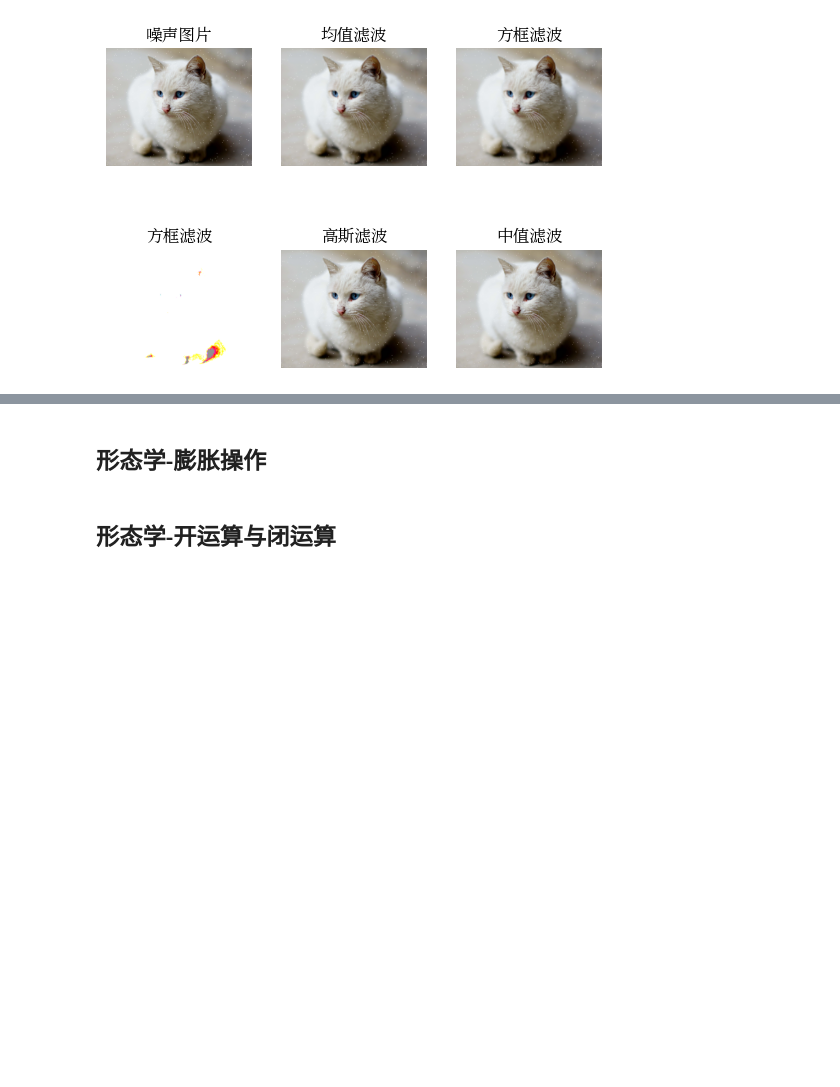
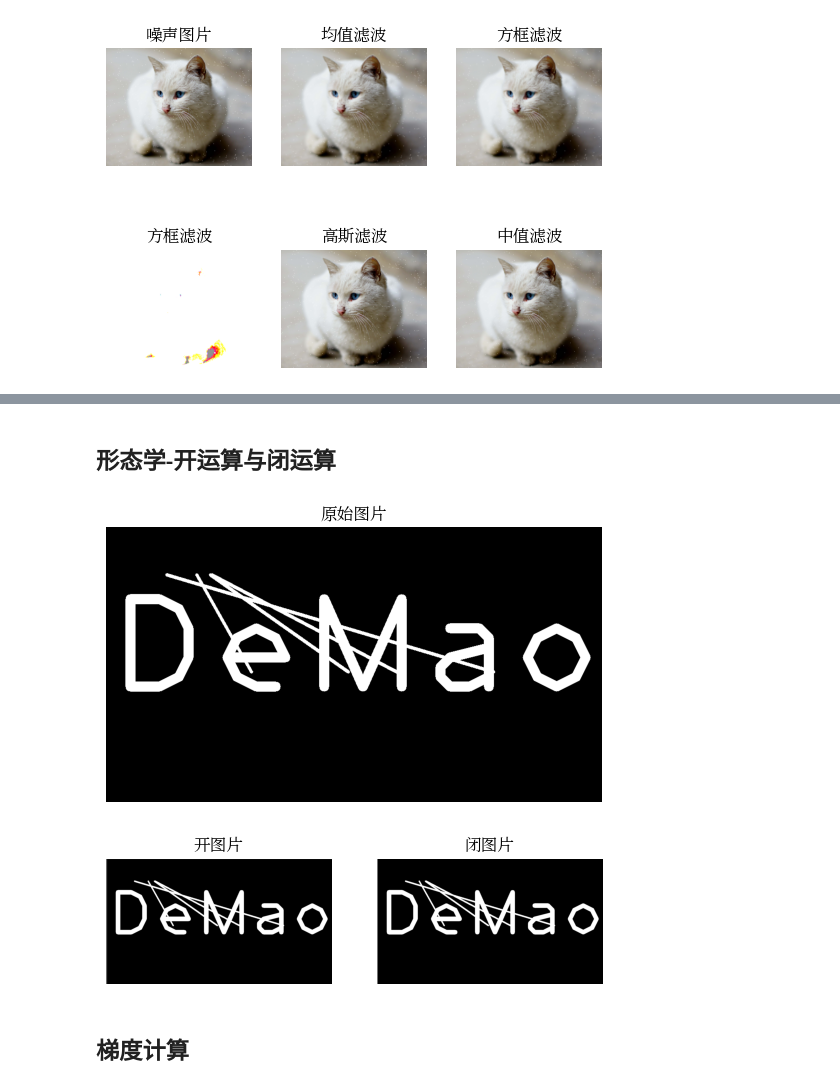
Before and after one commit to mengdemao/jupyter, a Jupyter notebook: opencv.ipynb, the cells around one changed output, grey strips where cells are left out. Drawn from its saved outputs; the diff is of its cells as text; code cells hidden in the pictures; blank space fills up the shorter version.

```diff
--- a/opencv.ipynb
+++ b/opencv.ipynb
@@ -335,4 +356,31 @@ displayFrame(img_origin, "原始图片")
-# %% [markdown]
-## 形态学-膨胀操作
 # %% [markdown]
 ## 形态学-开运算与闭运算
+# %%
+# 开运算 => 先腐蚀后膨胀
+# 闭运算 => 先膨胀后腐蚀
+
+# 构建一张图片
+img_origin = np.zeros((568, 1024,3), np.uint8)
+
+# 写个字
+cv.putText(img_origin, "DeMao", (10, 350), cv.FONT_HERSHEY_PLAIN, 20.0, (255, 255, 255), 20)
+
+# 添加毛刺(绘制几条直线)
+cv.line(img_origin, (125, 100), (800, 300), (255, 255, 255), 5)
+cv.line(img_origin, (215, 100), (500, 300), (255, 255, 255), 5)
+cv.line(img_origin, (218, 100), (600, 300), (255, 255, 255), 5)
+cv.line(img_origin, (187, 100), (300, 300), (255, 255, 255), 5)
+
+displayFrame(img_origin, "原始图片")
+
+kernel = np.zeros((5, 5), np.uint8)
+
+img_open = cv.morphologyEx(img_origin, cv.MORPH_OPEN, kernel)
+img_close = cv.morphologyEx(img_origin, cv.MORPH_CLOSE, kernel)
+
+display2Frame([img_open, img_close], ["开图片", "闭图片"])
+# %% [output]
+[figure, added]
+[figure, added]
+# %% [markdown]
+## 梯度计算
```
Also changed, not shown: parts of 5 cells of this notebook, 2 other files.
